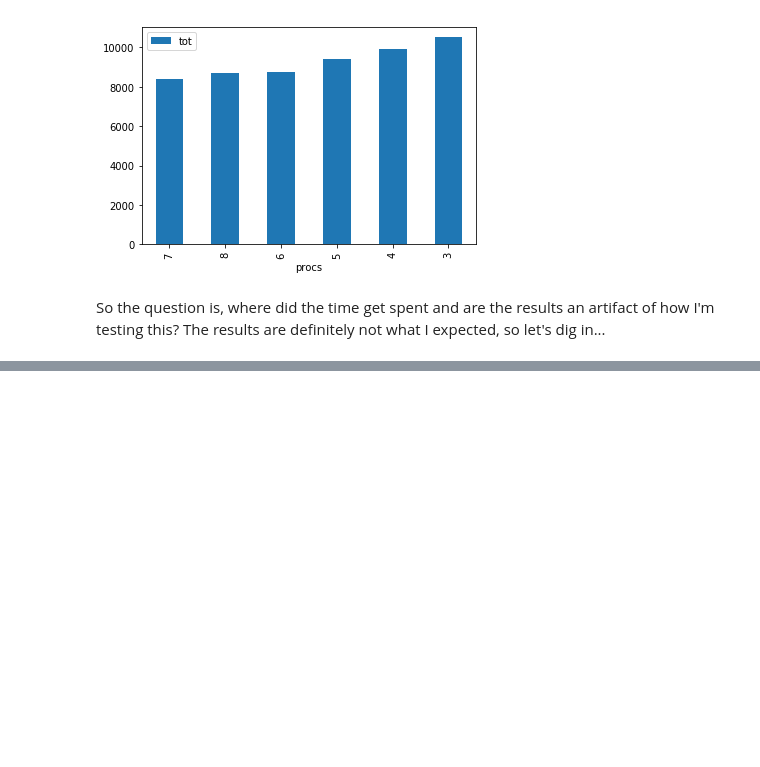
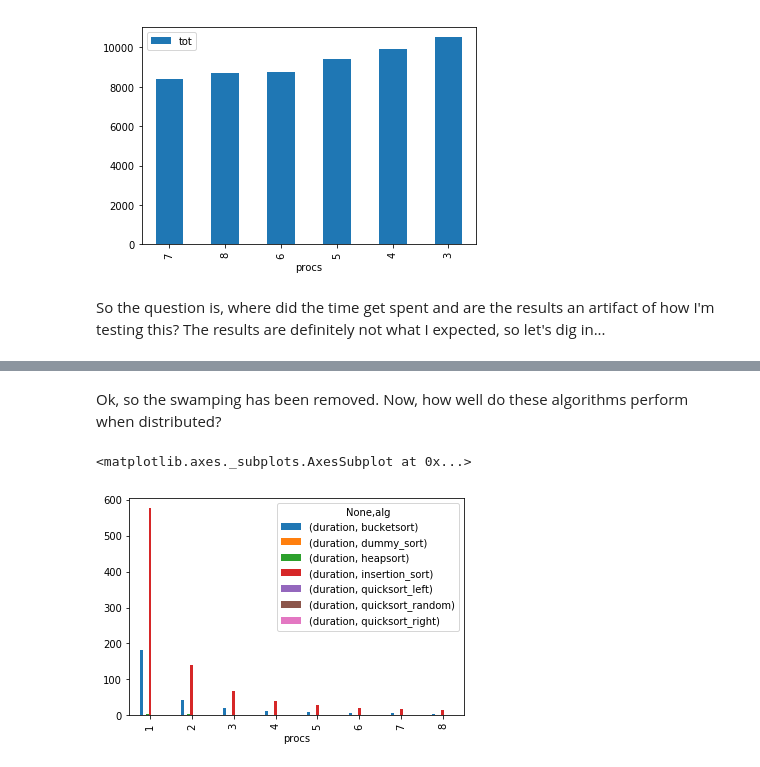
Before and after one commit to ToddG/experimental, a Jupyter notebook: interview-questions/glassdoor/sorting/erlang/sortz/docs/parallel_sorting_analysis.ipynb, the cells around one changed output, grey strips where cells are left out. Cells and saved outputs as stored; diff of their text form; code cells hidden in the pictures; blank space fills up the shorter version.

```diff
--- a/interview-questions/glassdoor/sorting/erlang/sortz/docs/parallel_sorting_analysis.ipynb
+++ b/interview-questions/glassdoor/sorting/erlang/sortz/docs/parallel_sorting_analysis.ipynb
@@ -71,0 +120,8 @@ So the question is, where did the time get spent and are the results an artifact
+# %% [markdown]
+Ok, so the swamping has been removed. Now, how well do these algorithms perform when distributed?
+# %%
+q = pysqldf("select procs, alg, func, duration from df where func='all';")
+q.groupby(['procs', 'alg']).sum(axes='duration').unstack().plot.bar(logy=False, rot=90)
+# %% [output]
+<matplotlib.axes._subplots.AxesSubplot at 0x...>
+[figure, added]
```
Also changed, not shown: parts of 11 cells of this notebook, 2 other files.
